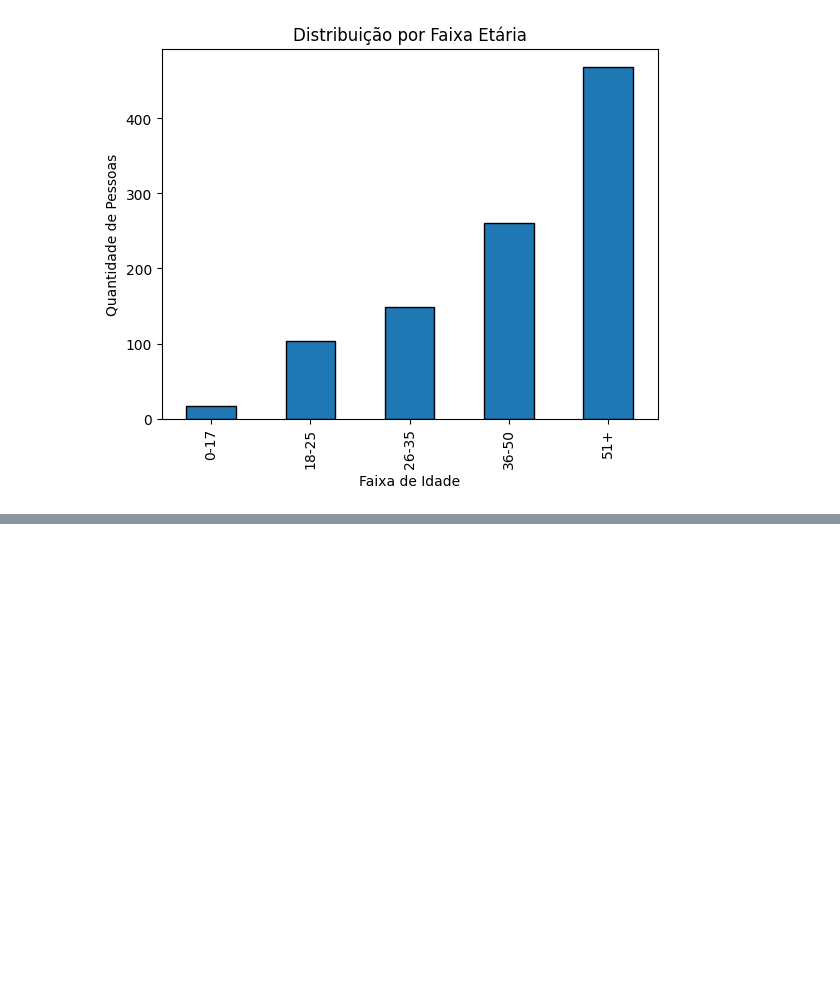
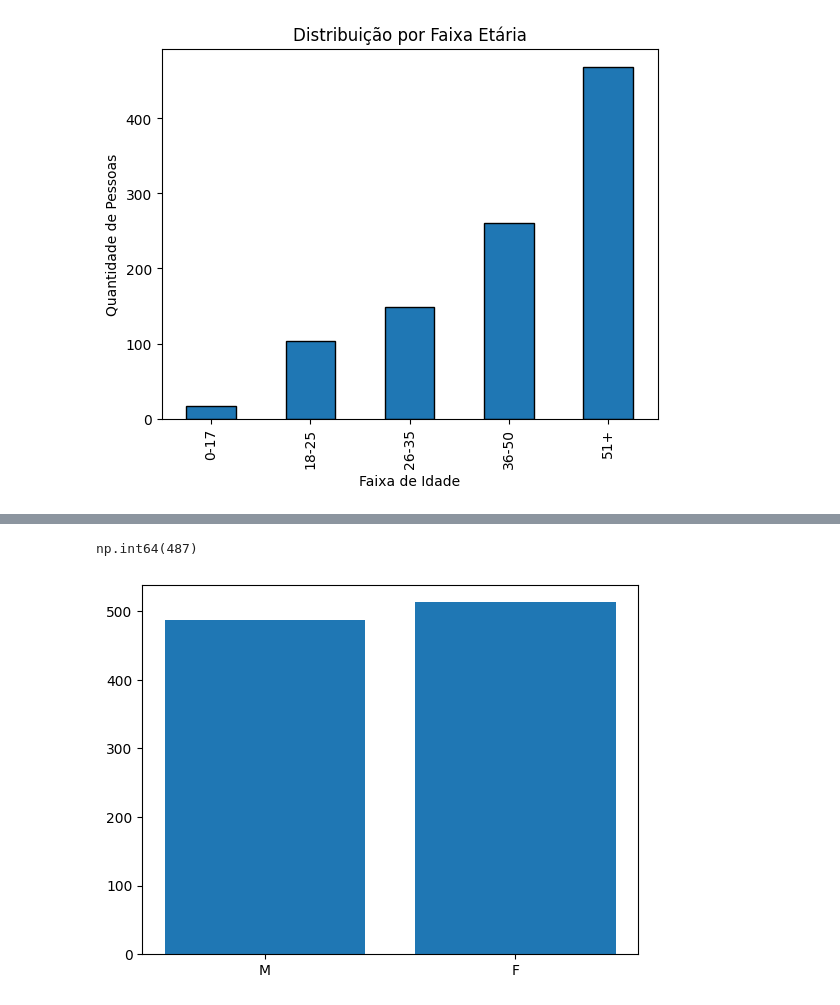
Before and after one commit to DanielBorbafs/adventury_motors, a Jupyter notebook: notebook/analise_vendas.ipynb, the cells around one changed output, grey strips where cells are left out. Saved outputs shown, nothing was run; the diff lists cells and outputs as text; code cells hidden in the pictures; blank space fills up the shorter version.

Commit message:
feat: análise de distribuição por gênero 👥

```diff
--- a/notebook/analise_vendas.ipynb
+++ b/notebook/analise_vendas.ipynb
@@ -137,0 +163,13 @@ plt.show()
+# %%
+# Verificando a distribuição de clientes por sexo
+count_m = (df_clientes['sexo'] == 'M').sum()
+count_f = (df_clientes['sexo'] == 'F').sum()
+# %% [output]
+np.int64(487)
+# %%
+genero = ['M', 'F']
+contagem = [count_m, count_f]
+plt.bar(genero, contagem)
+plt.show()
+# %% [output]
+[figure, added]
```
Also changed, not shown: parts of 7 cells of this notebook.
